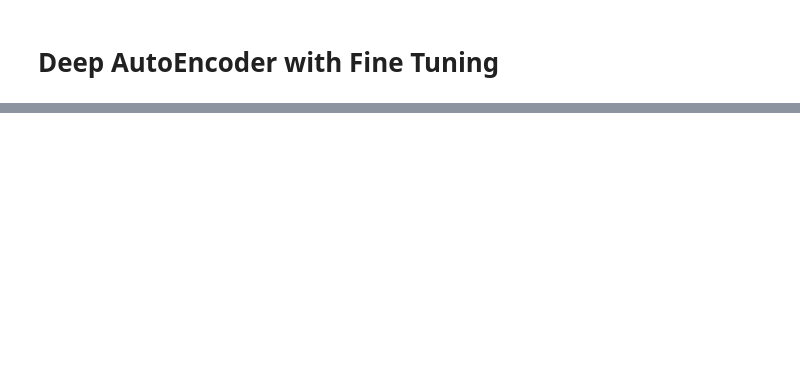
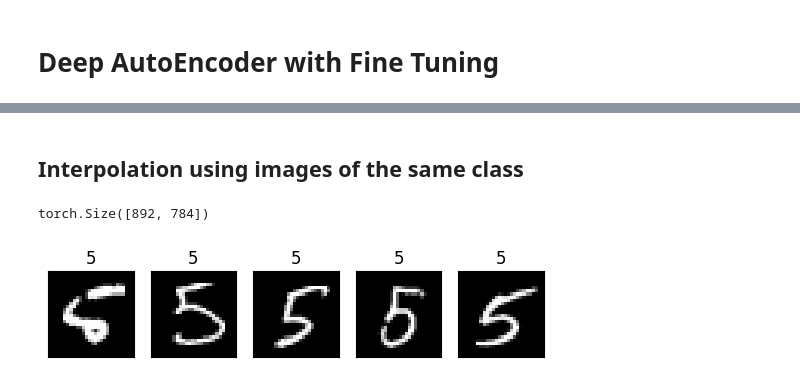
Before and after one commit to Sopralapanca/Pattern-Recognition, a Jupyter notebook: ASSIGNMENT_1_GIACOMO_CARFI_AUTOENCODER.ipynb, the cells around one changed output, grey strips where cells are left out. Cells and saved outputs as stored; diff of their text form; code cells hidden in the pictures; blank space fills up the shorter version.

```diff
--- a/ASSIGNMENT_1_GIACOMO_CARFI_AUTOENCODER.ipynb
+++ b/ASSIGNMENT_1_GIACOMO_CARFI_AUTOENCODER.ipynb
@@ -301,0 +379,17 @@ check_results(noisy_data, denoised, X_test, y_test)
+# %% [markdown]
+## Interpolation using images of the same class
+# %%
+# choose two images of the class 5
+
+# Find indices of all examples with label 5
+idx_5 = (y_test == 5)
+
+# Filter X_test to get examples with label 5
+X_test_5 = X_test[idx_5]
+X_test_5.shape
+# %% [output]
+torch.Size([892, 784])
+# %%
+plot_example(X_test_5, y_test[idx_5])
+# %% [output]
+[figure, added]
```
Also changed, not shown: parts of 30 cells of this notebook.
